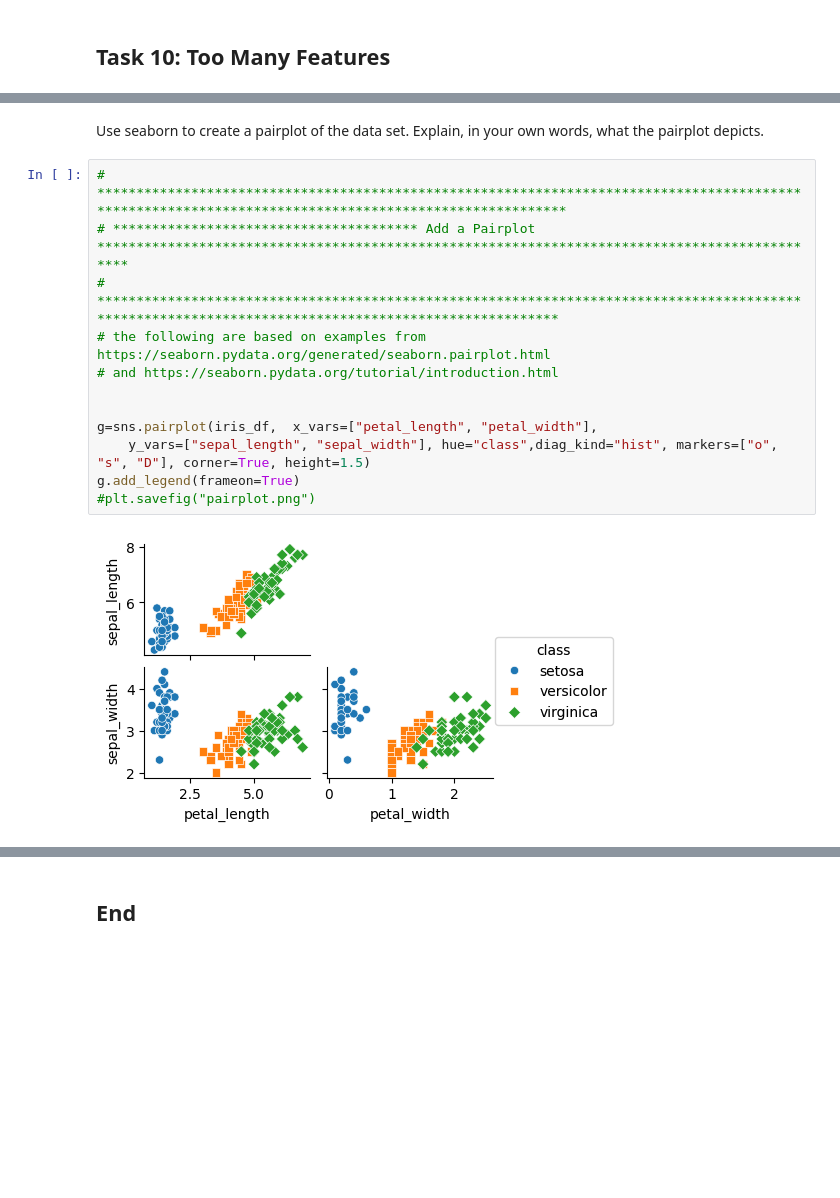
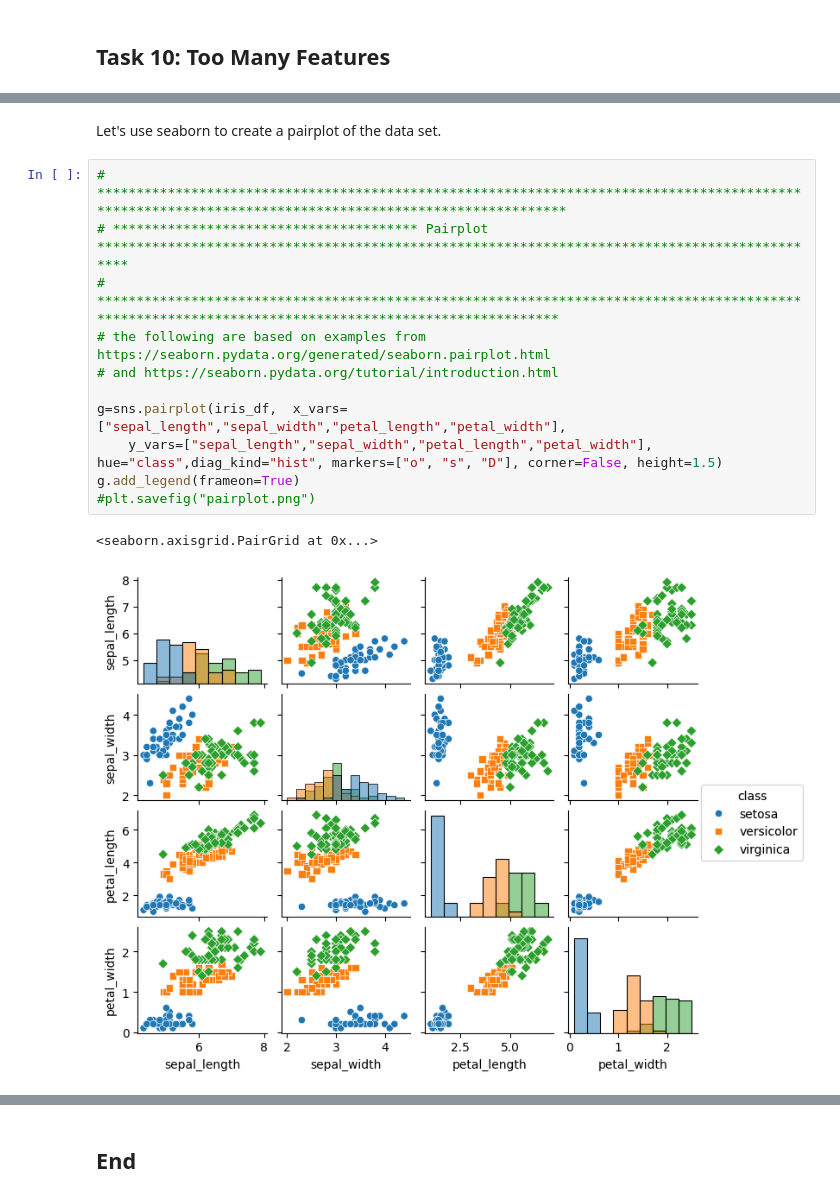
Before and after one commit to callagg2/principles_of_data_analytics, a Jupyter notebook: assessment/tasks.ipynb, the cells around one changed output, grey strips where cells are left out. Drawn from its saved outputs; the diff is of its cells as text; blank space fills up the shorter version.

```diff
--- a/assessment/tasks.ipynb
+++ b/assessment/tasks.ipynb
@@ -1098,17 +1114,16 @@ The explanatory power of our sepal widths in determining the size of our sepal l
 # %% [markdown]
-Use seaborn to create a pairplot of the data set.
-Explain, in your own words, what the pairplot depicts.
+Let's use seaborn to create a pairplot of the data set.
 # %%
 # ******************************************************************************************************************************************************
-# *************************************** Add a Pairplot **********************************************************************************************
+# *************************************** Pairplot **********************************************************************************************
 # *****************************************************************************************************************************************************
 # the following are based on examples from https://seaborn.pydata.org/generated/seaborn.pairplot.html
 # and https://seaborn.pydata.org/tutorial/introduction.html
 
-
-g=sns.pairplot(iris_df,  x_vars=["petal_length", "petal_width"],
-    y_vars=["sepal_length", "sepal_width"], hue="class",diag_kind="hist", markers=["o", "s", "D"], corner=True, height=1.5)
+g=sns.pairplot(iris_df,  x_vars=["sepal_length","sepal_width","petal_length","petal_width"],
+    y_vars=["sepal_length","sepal_width","petal_length","petal_width"], hue="class",diag_kind="hist", markers=["o", "s", "D"], corner=False, height=1.5)
 g.add_legend(frameon=True)
 #plt.savefig("pairplot.png")
 # %% [output]
+<seaborn.axisgrid.PairGrid at 0x...>
-[figure, old version]
+[figure, new version]
```
Also changed, not shown: parts of 4 cells of this notebook.
